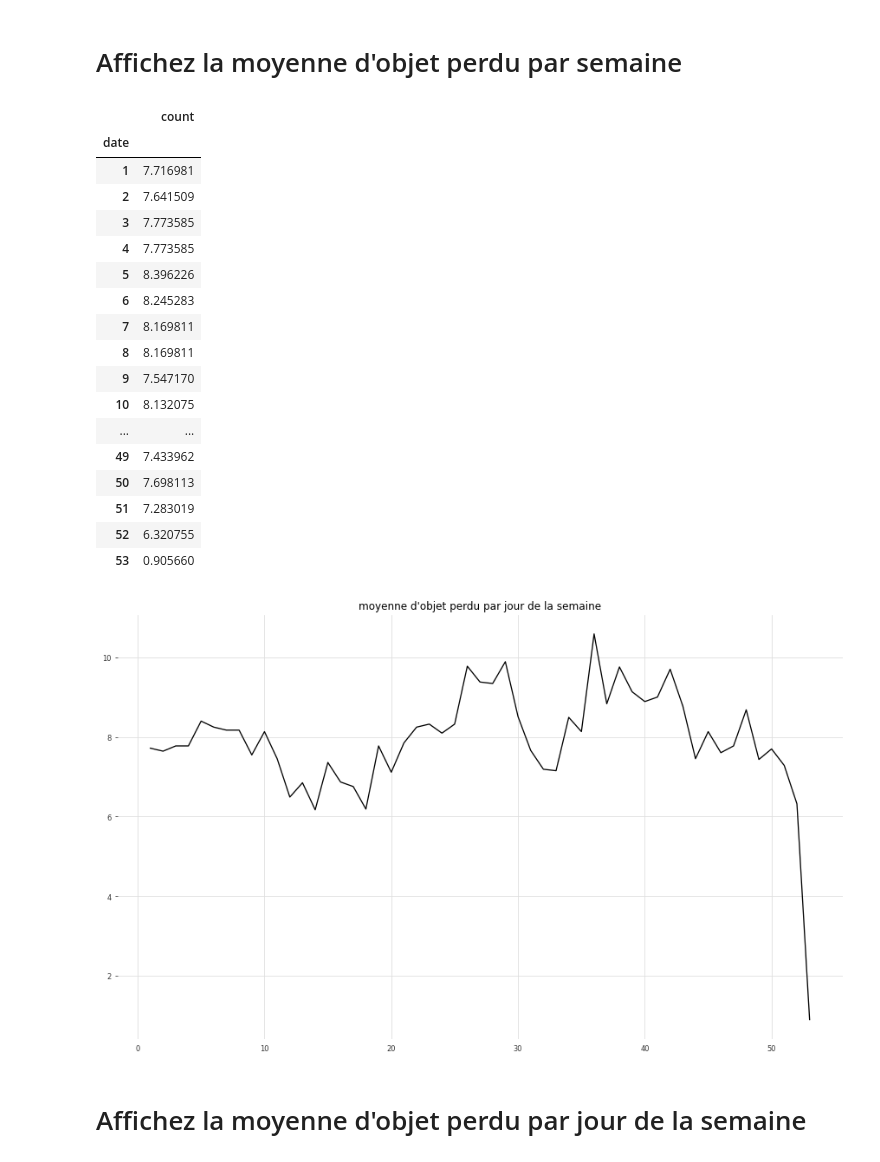
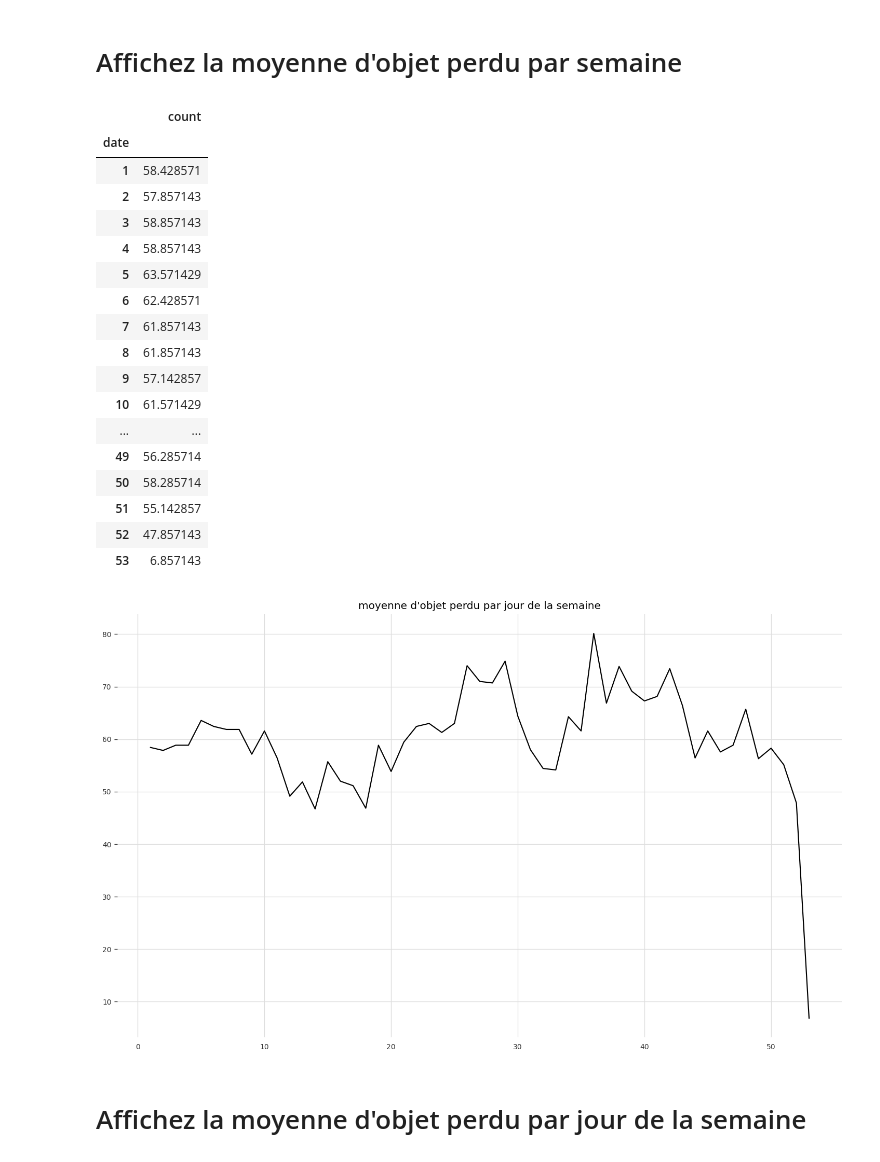
Before and after one commit to AyoubHaddou/initiation_time_series, a Jupyter notebook: sncf_api_darts_lille_europe.ipynb, the cells around one changed output. Saved outputs shown, nothing was run; the diff lists cells and outputs as text; code cells hidden in the pictures.

```diff
--- a/sncf_api_darts_lille_europe.ipynb
+++ b/sncf_api_darts_lille_europe.ipynb
@@ -57,34 +59,34 @@ plt.show()
 # %% [markdown]
 # Affichez la moyenne d'objet perdu par semaine
 # %%
-df_mean_week = df.groupby(df.date.dt.week).sum() / 53
+df_mean_week = df.groupby(df.date.dt.week).sum() / 7 # Somme de chaque semaine divisé par les 7ans.
 df_mean_week
 # %% [output]
 |  | count |
 | date |  |
-| 1 | 7.716981 |
-| 2 | 7.641509 |
-| 3 | 7.773585 |
-| 4 | 7.773585 |
-| 5 | 8.396226 |
-| 6 | 8.245283 |
-| 7 | 8.169811 |
-| 8 | 8.169811 |
-| 9 | 7.547170 |
-| 10 | 8.132075 |
+| 1 | 58.428571 |
+| 2 | 57.857143 |
+| 3 | 58.857143 |
+| 4 | 58.857143 |
+| 5 | 63.571429 |
+| 6 | 62.428571 |
+| 7 | 61.857143 |
+| 8 | 61.857143 |
+| 9 | 57.142857 |
+| 10 | 61.571429 |
 | ... | ... |
-| 49 | 7.433962 |
-| 50 | 7.698113 |
-| 51 | 7.283019 |
-| 52 | 6.320755 |
-| 53 | 0.905660 |
+| 49 | 56.285714 |
+| 50 | 58.285714 |
+| 51 | 55.142857 |
+| 52 | 47.857143 |
+| 53 | 6.857143 |
 # %%
 plt.figure(figsize=(15, 9))
 plt.plot(df_mean_week)
 plt.title("moyenne d'objet perdu par jour de la semaine")
 plt.show()
 # %% [output]
-[figure, old version]
+[figure, new version]
 # %% [markdown]
 # Affichez la moyenne d'objet perdu par jour de la semaine
 # %%
```
Also changed, not shown: parts of 44 cells of this notebook, 4 other files.
